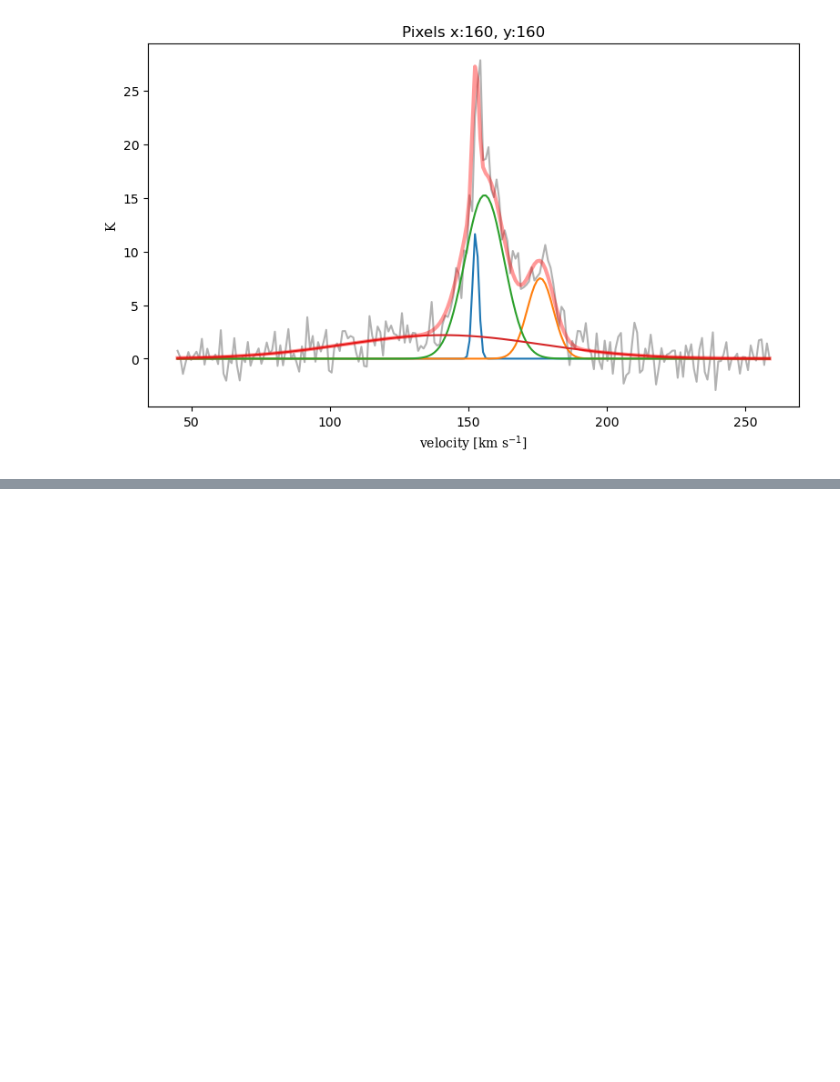
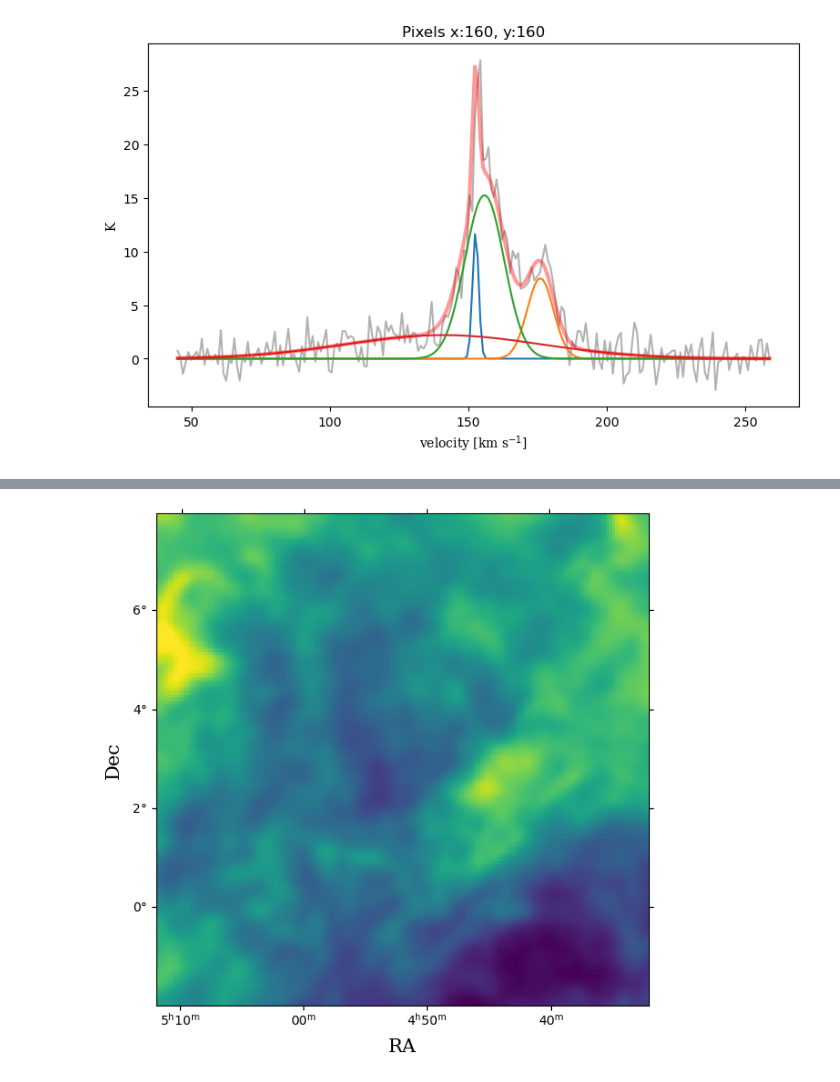
Before and after one commit to OsmerSuarez/Homeworks, a Jupyter notebook: Homework1_Suarez.ipynb, the cells around one changed output, grey strips where cells are left out. Cells and saved outputs as stored; diff of their text form; code cells hidden in the pictures; blank space fills up the shorter version.

```diff
--- a/Homework1_Suarez.ipynb
+++ b/Homework1_Suarez.ipynb
@@ -676,0 +734,23 @@ No, because there is a change in each plot.
+# %%
+c = SkyCoord(ra=ra0*u.degree, dec=dec0*u.degree, frame='icrs')
+c.icrs
+# get HI column denisty map for the same region of the sky
+path = SkyView.get_images(position=c, width=10*u.deg, height=10*u.deg, survey=['HI4PI'], pixels=[160,160])
+
+hdulist_HI = path[0]
+d_HI = hdulist_HI[0].data
+h_HI = hdulist_HI[0].header
+# %%
+#Getting the column density for HI
+fig = plt.figure(figsize=(8,7))
+ax = fig.add_subplot(1,1,1, projection=WCS(h_HI))
+ax.imshow(d_HI, vmax=np.percentile(d_HI, 99.8))
+ax.set_xlabel('RA', size=15,family='serif')
+ax.set_ylabel('Dec', size=15,family='serif')
+
+plt.xticks(fontsize=20)
+plt.yticks(fontsize=20)
+
+plt.show()
+# %% [output]
+[figure, added]
```
Also changed, not shown: parts of 21 cells of this notebook.
